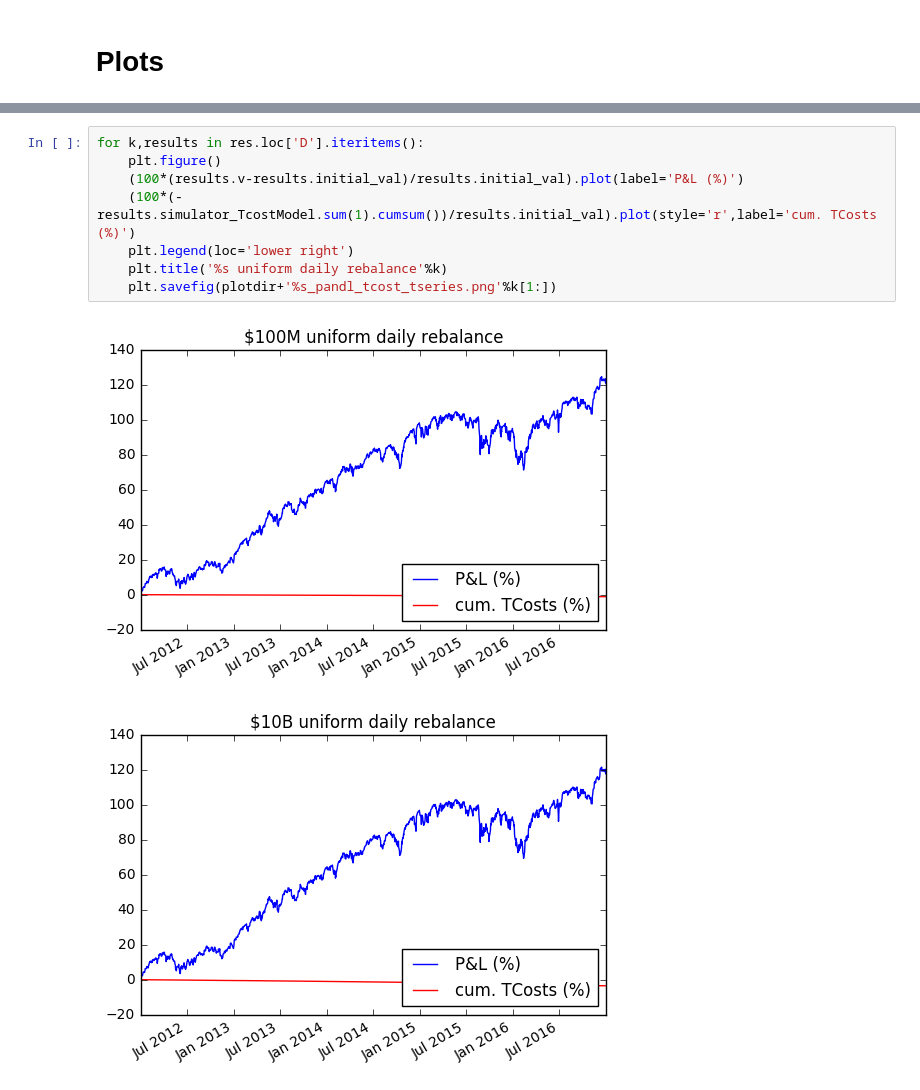
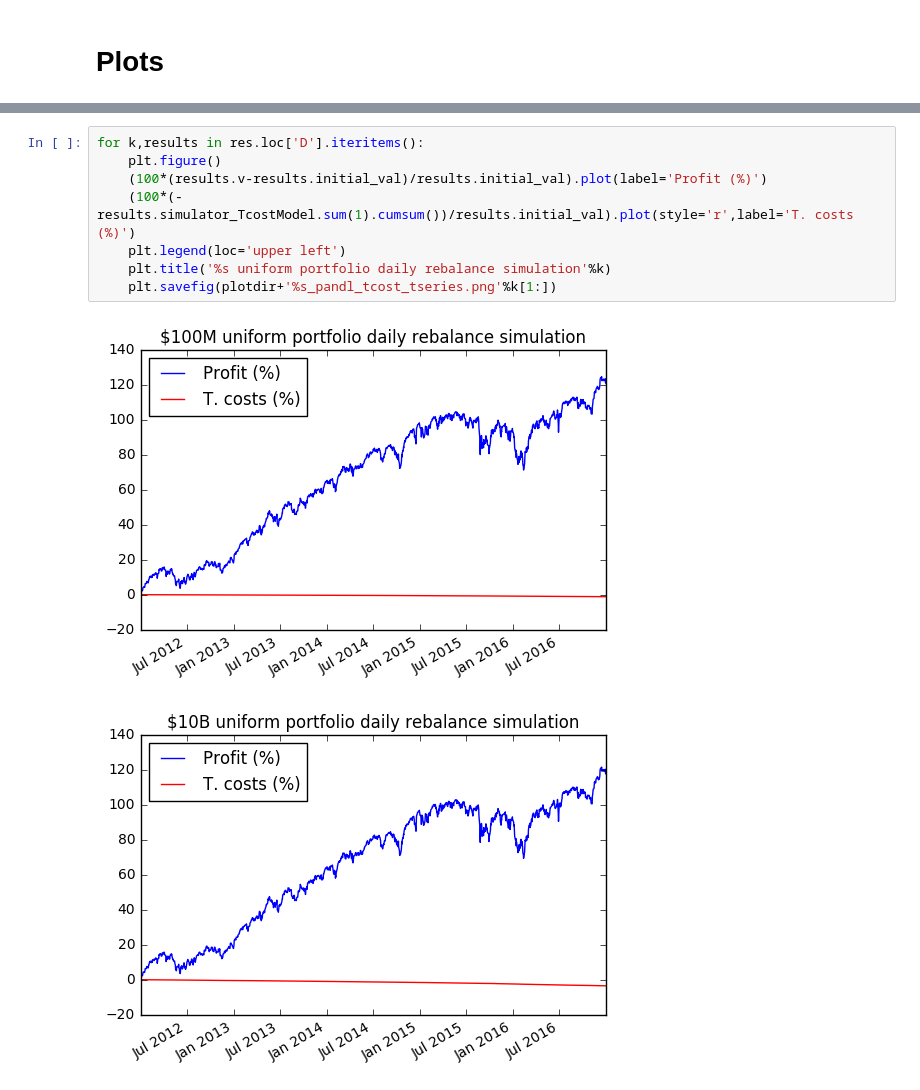
Before and after one commit to cvxgrp/cvxportfolio, a Jupyter notebook: BasicExample.ipynb, the cells around one changed output, grey strips where cells are left out. Cells and saved outputs as stored; diff of their text form.

```diff
--- a/BasicExample.ipynb
+++ b/BasicExample.ipynb
@@ -181,11 +230,11 @@ plt.savefig(plotdir+'pandl_vs_tcost.png')
 # %%
 for k,results in res.loc['D'].iteritems():
     plt.figure()
-    (100*(results.v-results.initial_val)/results.initial_val).plot(label='P&L (%)')
-    (100*(-results.simulator_TcostModel.sum(1).cumsum())/results.initial_val).plot(style='r',label='cum. TCosts (%)')
-    plt.legend(loc='lower right')
-    plt.title('%s uniform daily rebalance'%k)
+    (100*(results.v-results.initial_val)/results.initial_val).plot(label='Profit (%)')
+    (100*(-results.simulator_TcostModel.sum(1).cumsum())/results.initial_val).plot(style='r',label='T. costs (%)')
+    plt.legend(loc='upper left')
+    plt.title('%s uniform portfolio daily rebalance simulation'%k)
     plt.savefig(plotdir+'%s_pandl_tcost_tseries.png'%k[1:])
 # %% [output]
-[figure, old version]
+[figure, new version]
-[figure, old version]
+[figure, new version]
```
Also changed, not shown: parts of 3 cells of this notebook, 3 other files.
